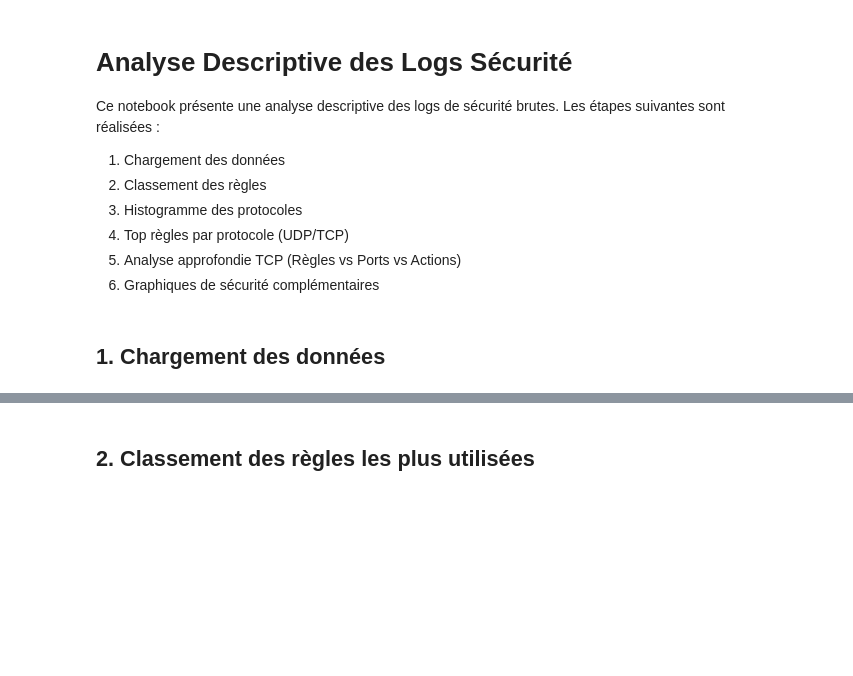
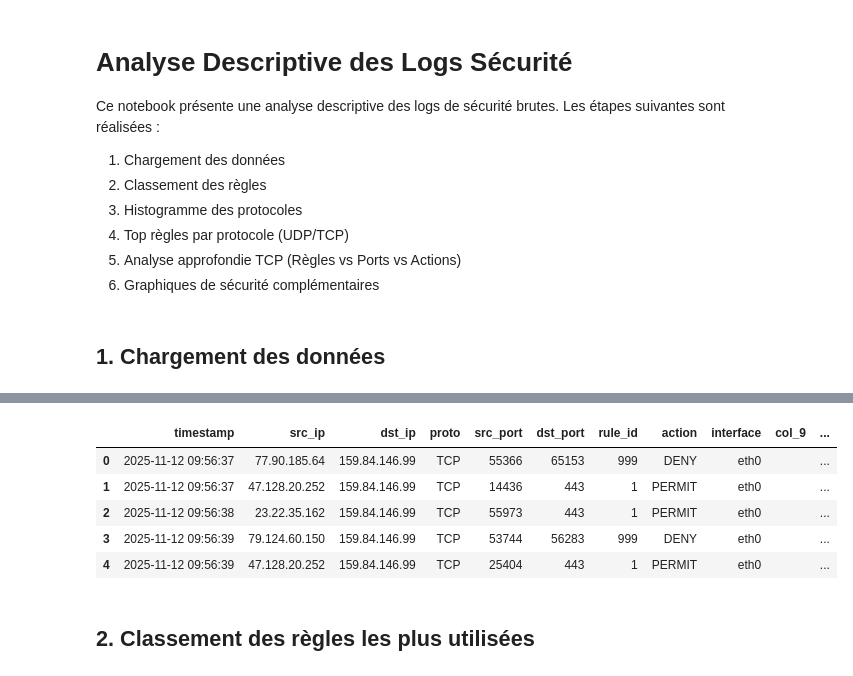
Before and after one commit to OlivierBOROT/Challenge-Security, a Jupyter notebook: analyse_des_donnees_brutes/analyse_logs.ipynb, the cells around one changed output, grey strips where cells are left out. Saved outputs shown, nothing was run; the diff lists cells and outputs as text; code cells hidden in the pictures; blank space fills up the shorter version.

```diff
--- a/analyse_des_donnees_brutes/analyse_logs.ipynb
+++ b/analyse_des_donnees_brutes/analyse_logs.ipynb
@@ -20,12 +20,55 @@ plt.rcParams['figure.figsize'] = (12, 6)
 # %% [markdown]
 ## 1. Chargement des données
 # %%
-# Chemin vers le fichier parquet
-file_path = '../data/brute/logs/logs_export.parquet'
+# Chemin vers le fichier log
+file_path = '../data/brute/log_export.log'
 
-# Chargement
-df = pd.read_parquet(file_path)
+# Chargement optimisé d'un fichier texte volumineux (2Go)
+# On lit ligne par ligne et on ne garde que celles qui correspondent à la période demandée.
+# Période : Novembre 2025 à Février 2026 inclus
+# Astuce : La date est au début de la ligne, on peut filtrer sur les chaines de caractères.
 
-# Aperçu des données
-print(df.info())
-df.head()
+target_prefixes = ('2025-11', '2025-12', '2026-01', '2026-02')
+
+filtered_data = []
+
+try:
+    # Ouverture du fichier et lecture ligne par ligne pour économiser la RAM
+    with open(file_path, 'r', encoding='utf-8') as f:
+        for line in f:
+            # Vérification rapide si la ligne commence par une des dates cibles
+            if line.startswith(target_prefixes):
+                # On nettoie la fin de ligne et on split directement
+                filtered_data.append(line.strip().split(';'))
+except FileNotFoundError:
+    print(f"Le fichier {file_path} n'a pas été trouvé. Vérifiez le chemin.")
+    filtered_data = []
+
+
+# Définition des noms de colonnes (basé sur l'analyse précédente)
+column_names = [
+    'timestamp', 'src_ip', 'dst_ip', 'proto', 'src_port', 'dst_port',
+    'rule_id', 'action', 'interface', 'col_9', 'proto_num'
+]
+
+# Création du DataFrame si des données ont été trouvées
+if filtered_data:
+    df = pd.DataFrame(filtered_data, columns=column_names)
+
+    # Conversion des types numériques
+    for col in ['src_port', 'dst_port', 'rule_id', 'proto_num']:
+        df[col] = pd.to_numeric(df[col], errors='coerce')
+
+    # Conversion timestamp
+    df['timestamp'] = pd.to_datetime(df['timestamp'], errors='coerce')
+
+    # Libération de la mémoire
+    del filtered_data
+
+    print(f"Nombre de lignes chargées : {len(df)}")
+    print(df.info())
+    display(df.head())
+else:
+    print("Aucune donnée chargée pour la période spécifiée.")
+    df = pd.DataFrame() # DataFrame vide pour éviter les crashes suivants
+# %% [output]
@@ -31,0 +95,6 @@ df.head()
+|  | timestamp | src_ip | dst_ip | proto | src_port | dst_port | rule_id | action | interface | col_9 | ... |
+| 0 | 2025-11-12 09:56:37 | 77.90.185.64 | 159.84.146.99 | TCP | 55366 | 65153 | 999 | DENY | eth0 |  | ... |
+| 1 | 2025-11-12 09:56:37 | 47.128.20.252 | 159.84.146.99 | TCP | 14436 | 443 | 1 | PERMIT | eth0 |  | ... |
+| 2 | 2025-11-12 09:56:38 | 23.22.35.162 | 159.84.146.99 | TCP | 55973 | 443 | 1 | PERMIT | eth0 |  | ... |
+| 3 | 2025-11-12 09:56:39 | 79.124.60.150 | 159.84.146.99 | TCP | 53744 | 56283 | 999 | DENY | eth0 |  | ... |
+| 4 | 2025-11-12 09:56:39 | 47.128.20.252 | 159.84.146.99 | TCP | 25404 | 443 | 1 | PERMIT | eth0 |  | ... |
```
Also changed, not shown: parts of 12 cells of this notebook, 4 other files.
